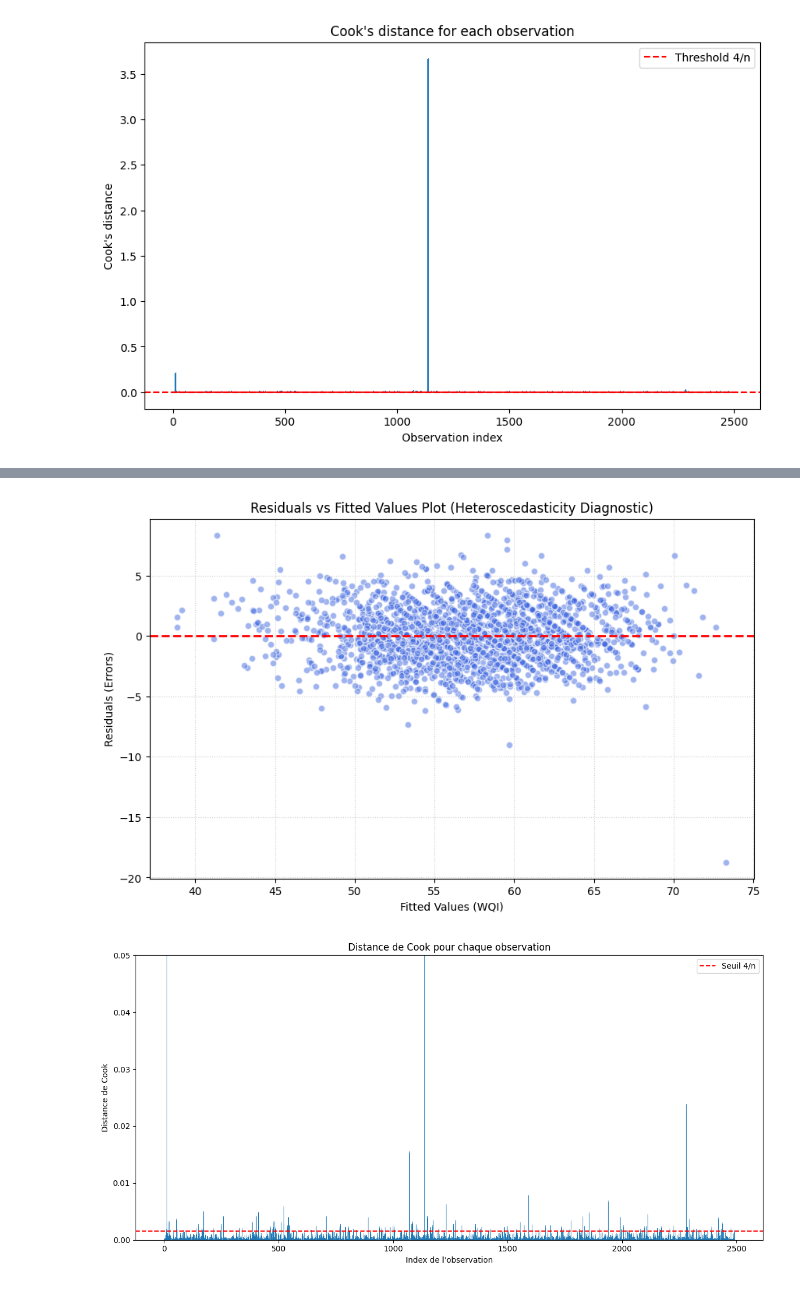
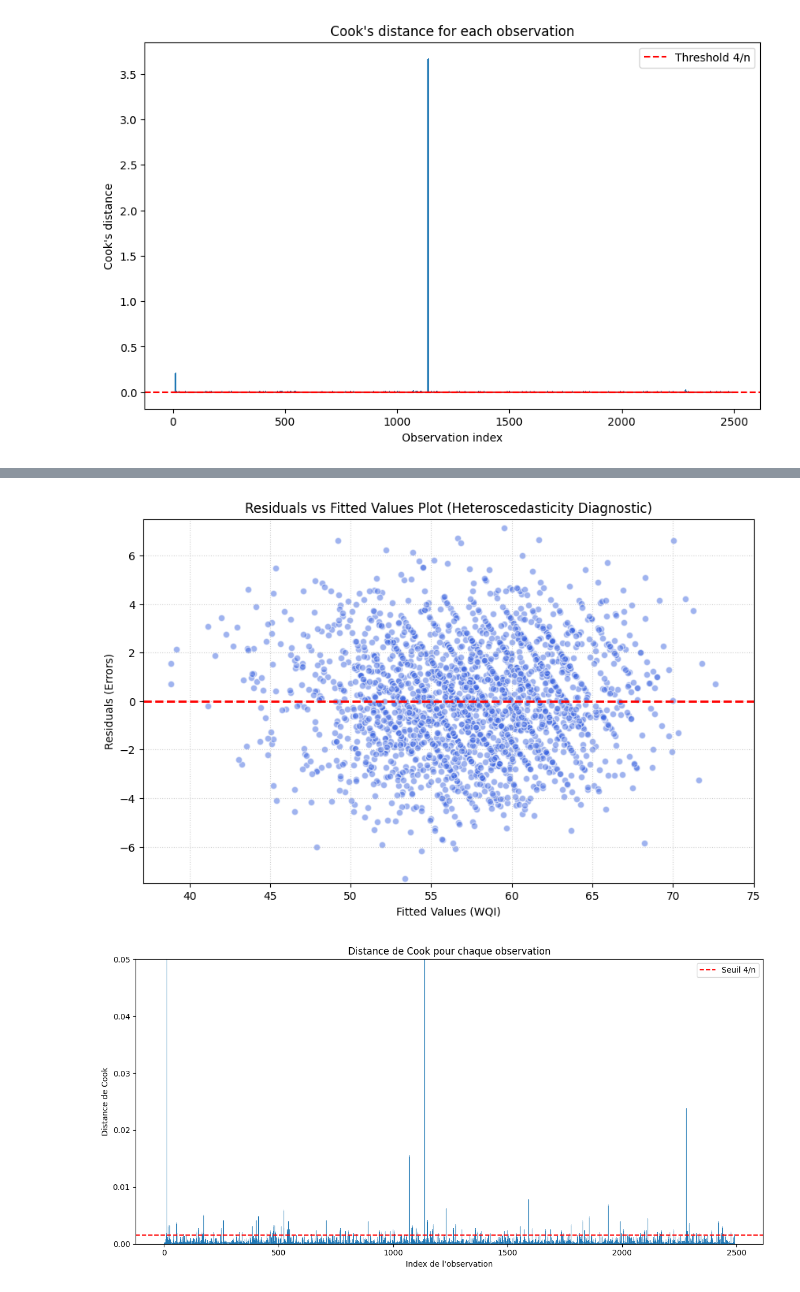
Before and after one commit to MatscoSan/Linear-P1, a Jupyter notebook: notebook.ipynb, the cells around one changed output, grey strips where cells are left out. Cells and saved outputs as stored; diff of their text form; code cells hidden in the pictures.

```diff
--- a/notebook.ipynb
+++ b/notebook.ipynb
@@ -474,22 +474,22 @@ Notes:
 [2] The condition number is large, 1.73e+03. This might indicate that there are
 strong multicollinearity or other numerical problems.
 # %%
-import matplotlib.pyplot as plt
-
-# Compute residuals and fitted values
 residuals = model_final_final.resid
 fitted_values = model_final_final.fittedvalues
 
 plt.figure(figsize=(10, 6))
 plt.scatter(fitted_values, residuals, alpha=0.5, color='royalblue', edgecolors='white')
 plt.axhline(y=0, color='red', linestyle='--', linewidth=2)
+
+plt.ylim(-7.5, 7.5)
+
 plt.title("Residuals vs Fitted Values Plot (Heteroscedasticity Diagnostic)")
 plt.xlabel("Fitted Values (WQI)")
 plt.ylabel("Residuals (Errors)")
 plt.grid(True, linestyle=':', alpha=0.6)
 plt.show()
 # %% [output]
-[figure, old version]
+[figure, new version]
 # %%
 influence = model_final_final.get_influence()
 cooks_d = influence.cooks_distance[0]
```
Also changed, not shown: parts of 4 cells of this notebook.
